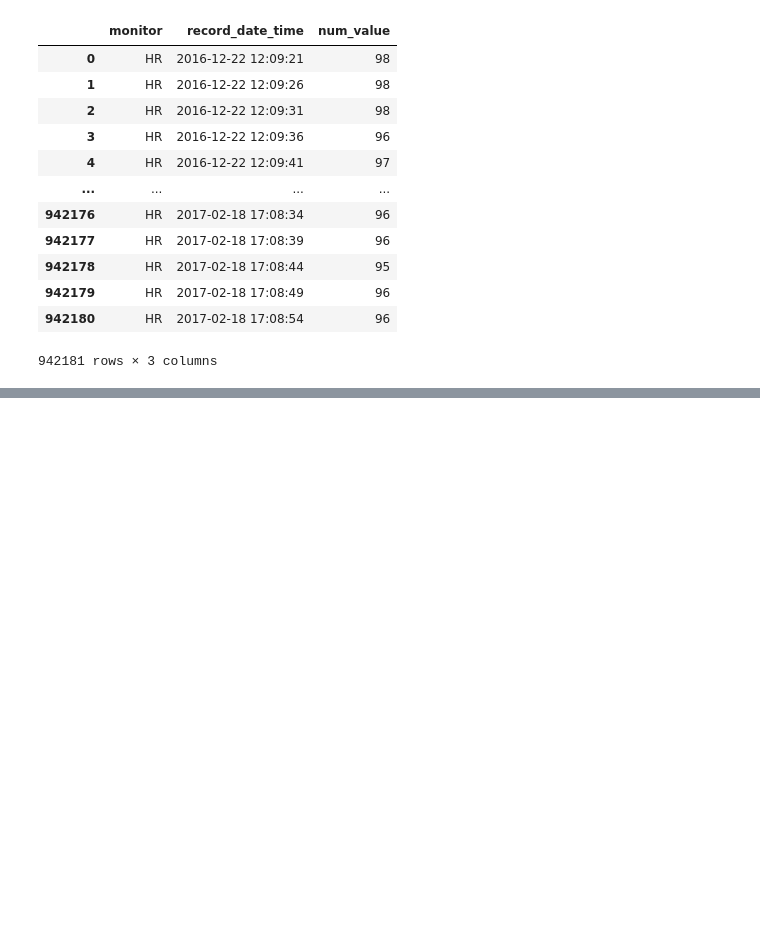
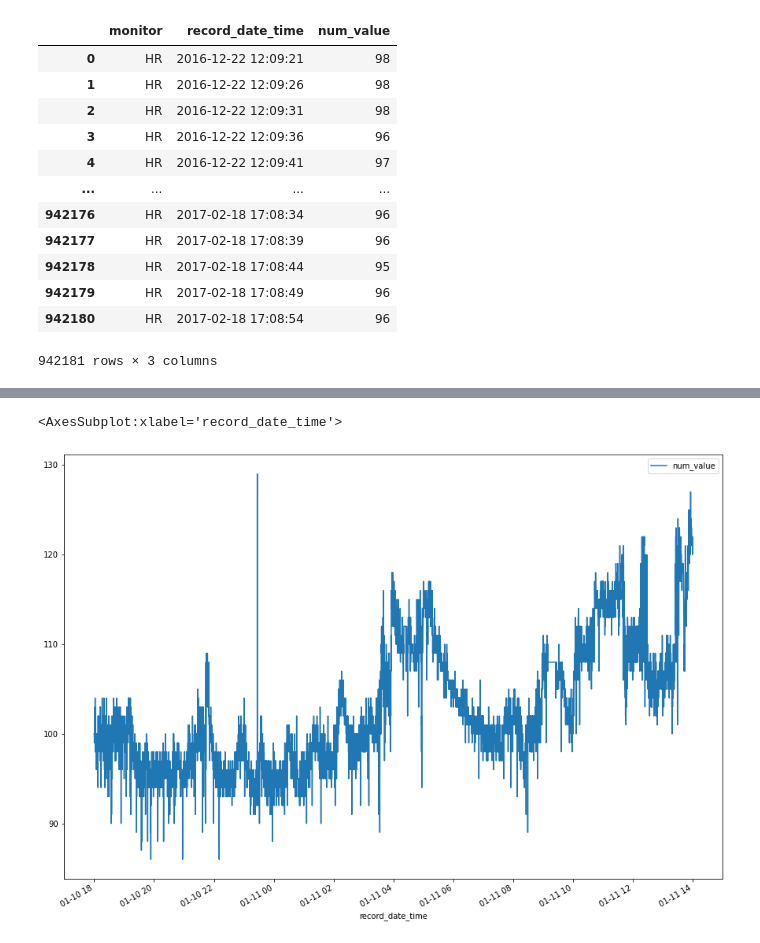
Before and after one commit to l-khali/old_In2Research, a Jupyter notebook: PC-0192_analysis.ipynb, the cells around one changed output, grey strips where cells are left out. Drawn from its saved outputs; the diff is of its cells as text; code cells hidden in the pictures; blank space fills up the shorter version.

Commit message:
initial plot of required data

```diff
--- a/PC-0192_analysis.ipynb
+++ b/PC-0192_analysis.ipynb
@@ -91,0 +87,3 @@ array([5])
+# %%
+failed_extubation = pd.to_datetime(failed_extubation)
+s = PC_0192_data['record_date_time'].loc[PC_0192_data['record_date_time'].index.unique()[PC_0192_data['record_date_time'].index.unique().get_loc(failed_extubation, method='nearest')]]
@@ -91,0 +92,7 @@ array([5])
+# %%
+# finding indexes at which failed_extubation and re_intubation would need to be inserted to maintain order
+
+failed_extubation_index = PC_0192_data.record_date_time.searchsorted(failed_extubation)
+re_intubation_index = PC_0192_data.record_date_time.searchsorted(re_intubation)
+
+print(failed_extubation_index, re_intubation_index)
@@ -91,0 +101,5 @@ array([5])
+# %%
+# lifting data for the time peried where patient was extubated
+
+PC_0192_extubated = PC_0192_data.iloc[failed_extubation_index+1:re_intubation_index-1, :]
+PC_0192_extubated
@@ -91,0 +120,5 @@ array([5])
+# %%
+PC_0192_extubated.plot('record_date_time', 'num_value', figsize=(15, 11))
+# %% [output]
+<AxesSubplot:xlabel='record_date_time'>
+[figure, added]
```
Also changed, not shown: parts of 7 cells of this notebook.
